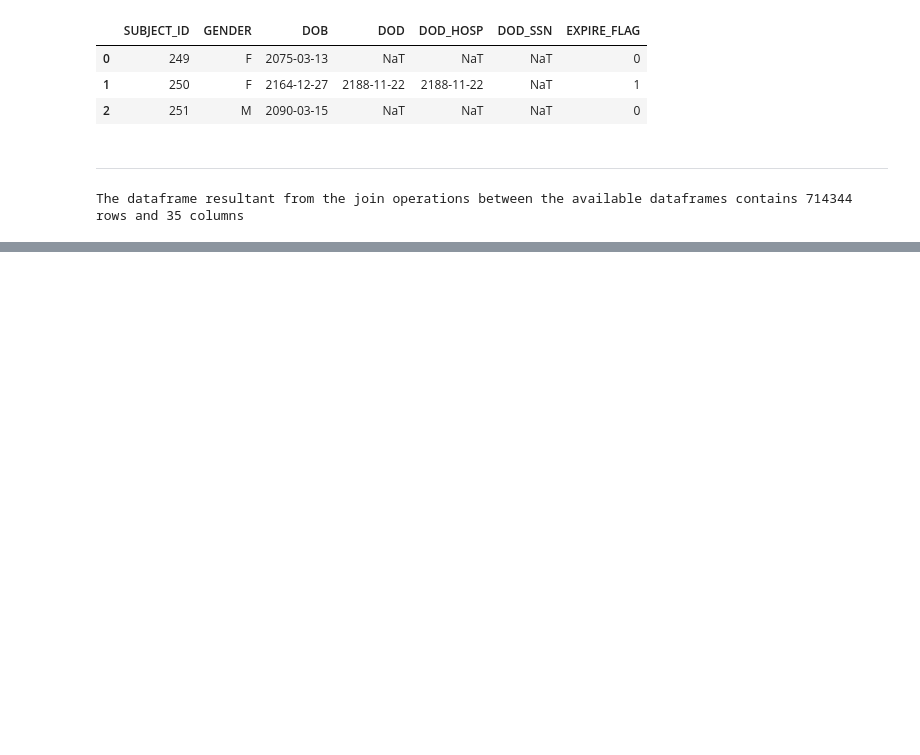
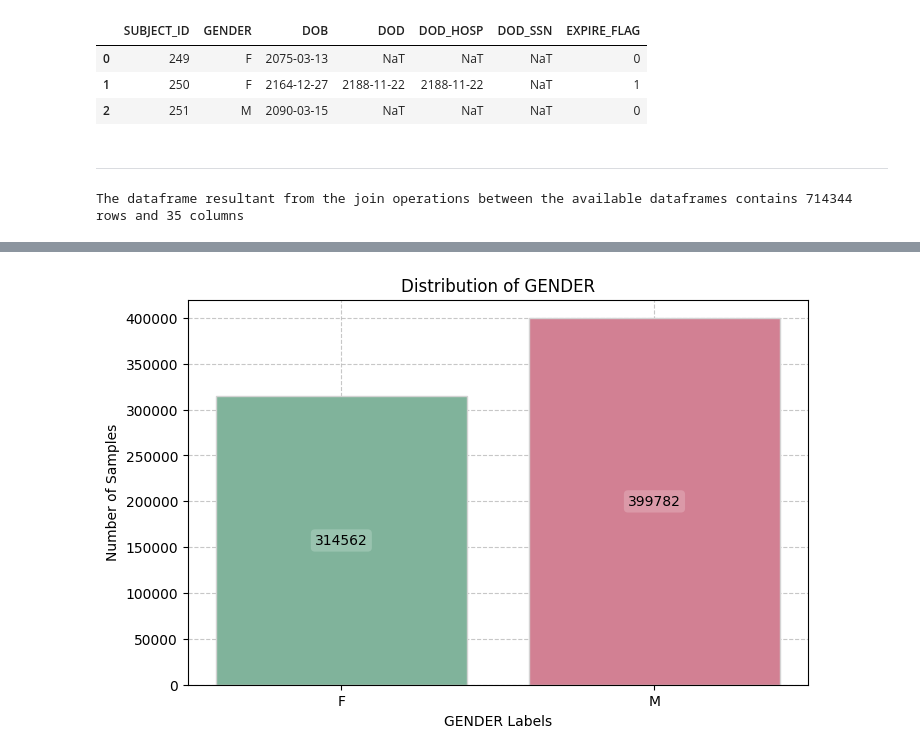
Before and after one commit to EstevesX10/LSDS-Machine-Learning-Pipeline, a Jupyter notebook: Machine-Learning-Pipeline/Machine-Learning-Pipeline.ipynb, the cells around one changed output, grey strips where cells are left out. Drawn from its saved outputs; the diff is of its cells as text; code cells hidden in the pictures; blank space fills up the shorter version.

```diff
--- a/Machine-Learning-Pipeline/Machine-Learning-Pipeline.ipynb
+++ b/Machine-Learning-Pipeline/Machine-Learning-Pipeline.ipynb
@@ -156,0 +225,6 @@ The dataframe resultant from the join operations between the available dataframe
+# %%
+# Create a DatasetAnalyser and check some feature distributions
+da = DatasetAnalyser(df=join_df)
+da.plotFeatureDistribution(feature='GENDER')
+# %% [output]
+[figure, added]
```
Also changed, not shown: parts of 15 cells of this notebook.
